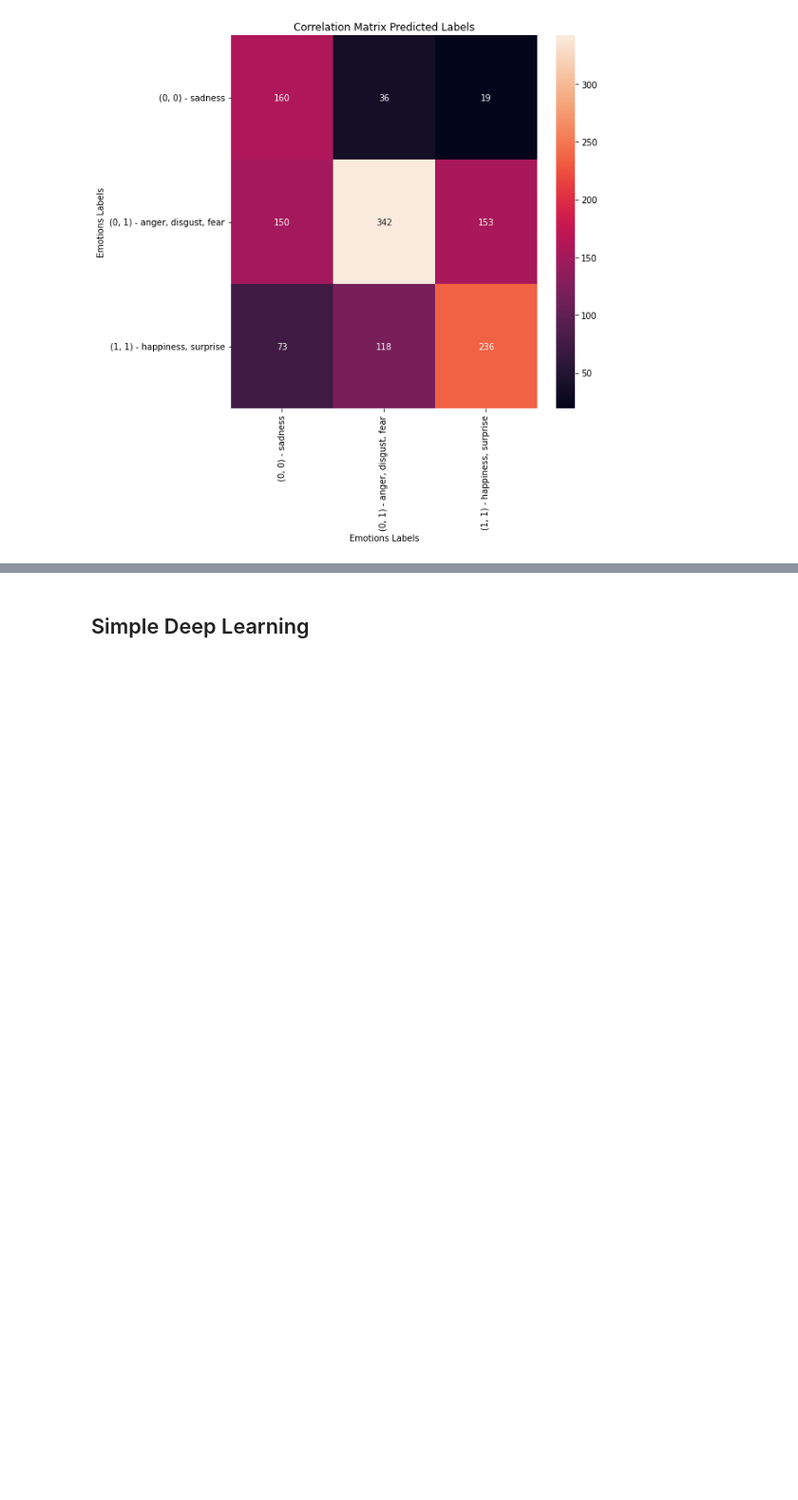
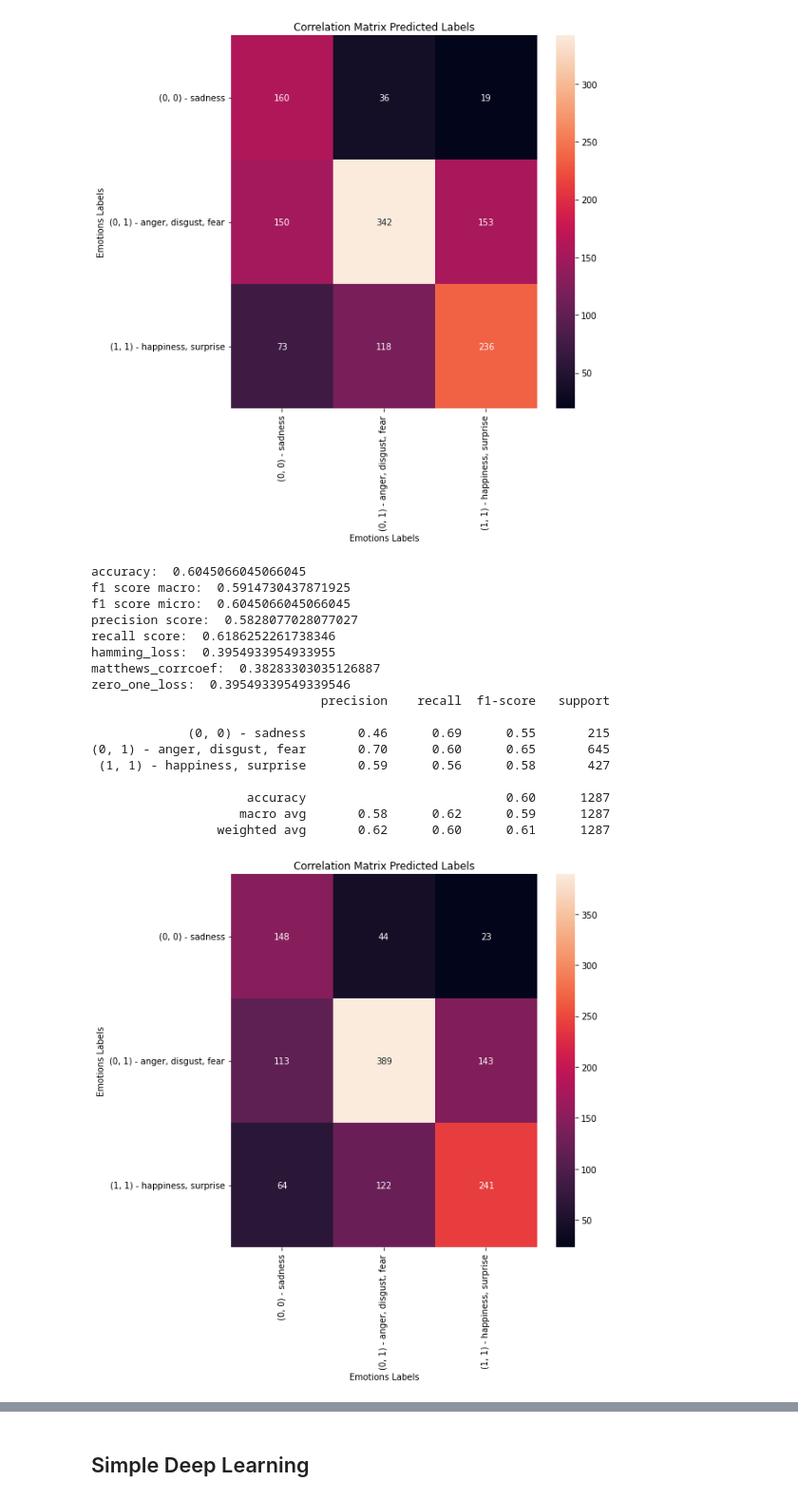
Before and after one commit to MarioCSilva/Speech_Emotion_Recognition_Thesis, a Jupyter notebook: data/3_feature_selection.ipynb, the cells around one changed output, grey strips where cells are left out. Shown at 95% size. Cells and saved outputs as stored; diff of their text form; code cells hidden in the pictures; blank space fills up the shorter version.

```diff
--- a/data/3_feature_selection.ipynb
+++ b/data/3_feature_selection.ipynb
@@ -847,10 +847,29 @@ zero_one_loss:  0.42657342657342656
 # %%
 plot_cm_predictions(
     BalancedBaggingClassifier(
-        RandomForest(random_state=1, max_features=None), 100, random_state=1
+        RandomForest(random_state=1, max_features=None), 100, random_state=1, n_jobs=8
     ),
     data_elim_feats.values, labels_val_aro, val=True, aro=True
 )
+# %% [output]
+accuracy:  0.6045066045066045
+f1 score macro:  0.5914730437871925
+f1 score micro:  0.6045066045066045
+precision score:  0.5828077028077027
+recall score:  0.6186252261738346
+hamming_loss:  0.3954933954933955
+matthews_corrcoef:  0.38283303035126887
+zero_one_loss:  0.39549339549339546
+                               precision    recall  f1-score   support
+
+             (0, 0) - sadness       0.46      0.69      0.55       215
+(0, 1) - anger, disgust, fear       0.70      0.60      0.65       645
+ (1, 1) - happiness, surprise       0.59      0.56      0.58       427
+
+                     accuracy                           0.60      1287
+                    macro avg       0.58      0.62      0.59      1287
+                 weighted avg       0.62      0.60      0.61      1287
+[figure, added]
 # %%
 plot_cm_predictions(
     EasyEnsembleClassifier(
```
Also changed, not shown: parts of 2 cells of this notebook.
